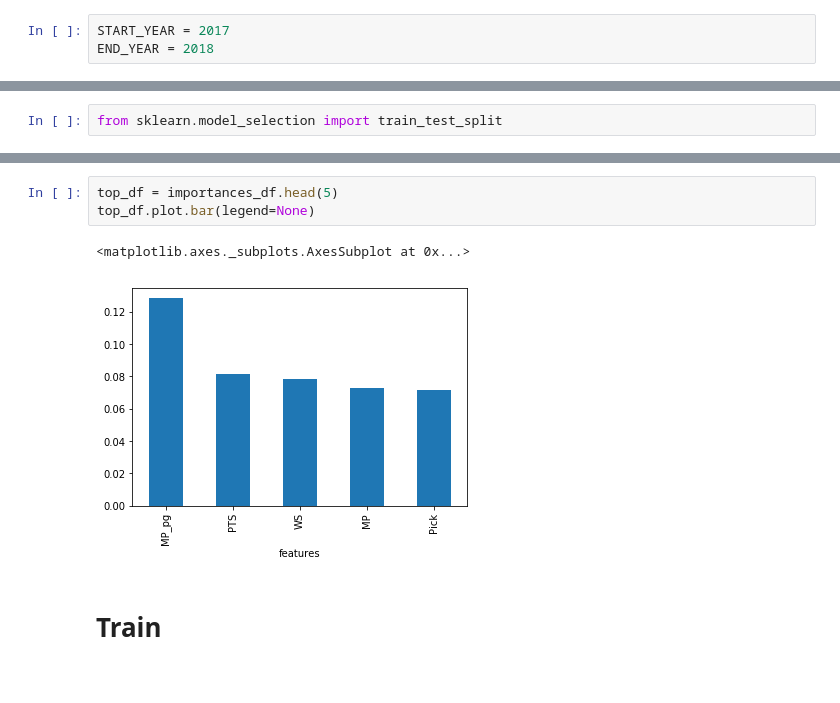
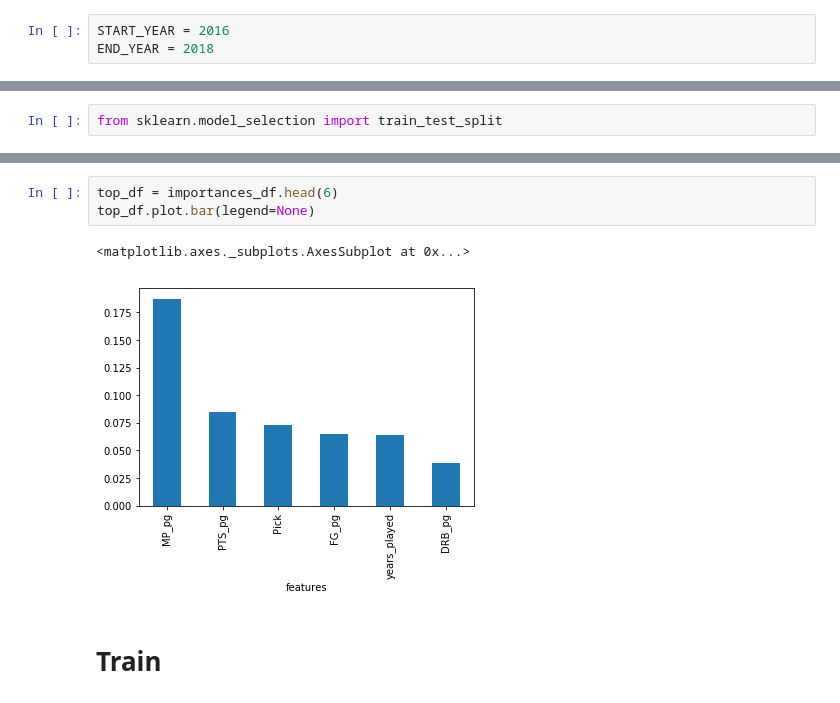
Before and after one commit to dcleung/CIS520-Project, a Jupyter notebook: Notebooks/NBA_Salaries.ipynb, the cells around one changed output, grey strips where cells are left out. Cells and saved outputs as stored; diff of their text form.

```diff
--- a/Notebooks/NBA_Salaries.ipynb
+++ b/Notebooks/NBA_Salaries.ipynb
@@ -114,7 +114,7 @@ extra_df.head()
 # %% [markdown]
 # Clean data
 # %%
-START_YEAR = 2017
+START_YEAR = 2016
 END_YEAR = 2018
 # %%
 # We only have salary information from 1990 onwards
@@ -522,10 +575,10 @@ importances_df
 71 rows × 1 columns
 # %%
-top_df = importances_df.head(5)
+top_df = importances_df.head(6)
 top_df.plot.bar(legend=None)
 # %% [output]
 <matplotlib.axes._subplots.AxesSubplot at 0x...>
-[figure, old version]
+[figure, new version]
 # %% [markdown]
 # Train
 # %%
```
Also changed, not shown: parts of 22 cells of this notebook.
